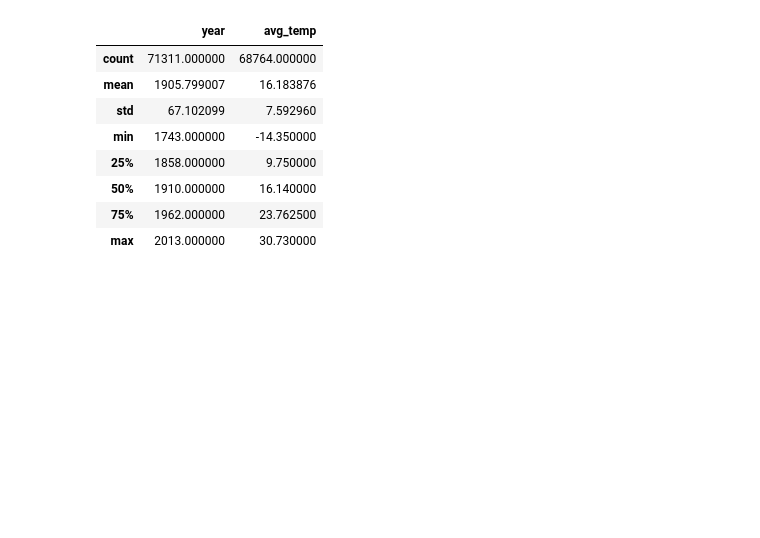
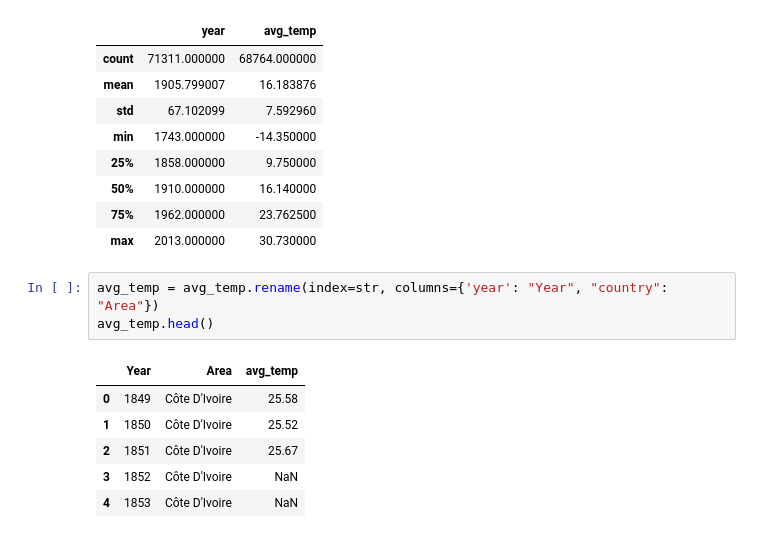
Before and after one commit to ProsperChihimba/hands-on-ml-projects, a Jupyter notebook: Crop_yield.ipynb, the cells around one changed output. Drawn from its saved outputs; the diff is of its cells as text; blank space fills up the shorter version.

```diff
--- a/Crop_yield.ipynb
+++ b/Crop_yield.ipynb
@@ -238,3 +238,13 @@ avg_temp.describe()
 | 50% | 1910.000000 | 16.140000 |
 | 75% | 1962.000000 | 23.762500 |
 | max | 2013.000000 | 30.730000 |
+# %%
+avg_temp = avg_temp.rename(index=str, columns={'year': "Year", "country": "Area"})
+avg_temp.head()
+# %% [output]
+|  | Year | Area | avg_temp |
+| 0 | 1849 | Côte D'Ivoire | 25.58 |
+| 1 | 1850 | Côte D'Ivoire | 25.52 |
+| 2 | 1851 | Côte D'Ivoire | 25.67 |
+| 3 | 1852 | Côte D'Ivoire | NaN |
+| 4 | 1853 | Côte D'Ivoire | NaN |
```
Also changed, not shown: parts of 1 cell of this notebook.
